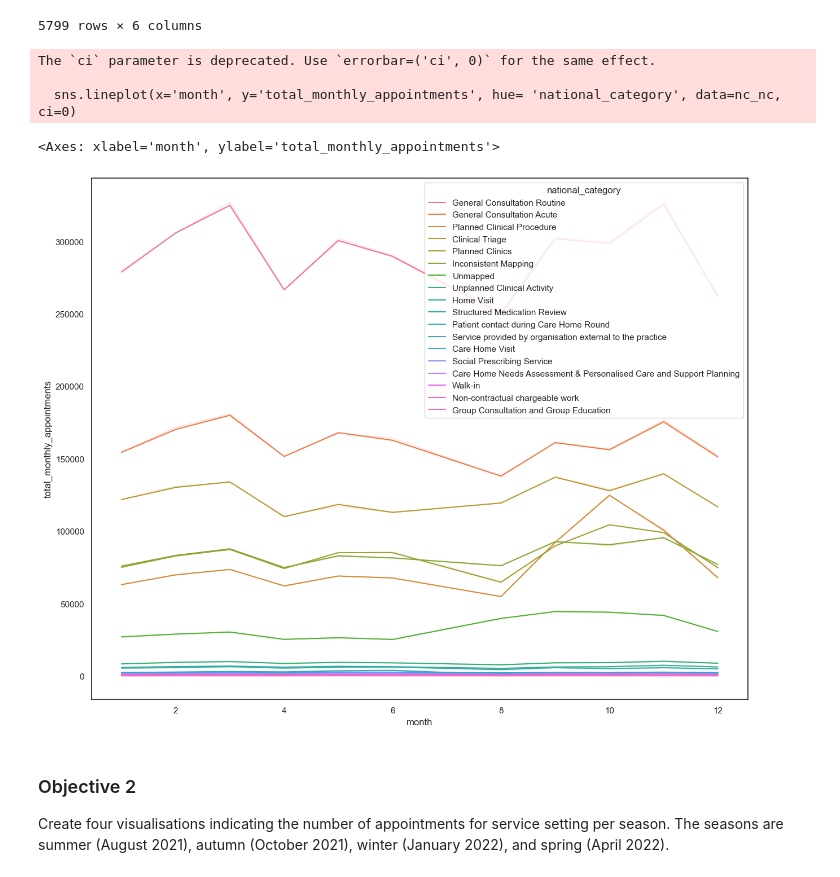
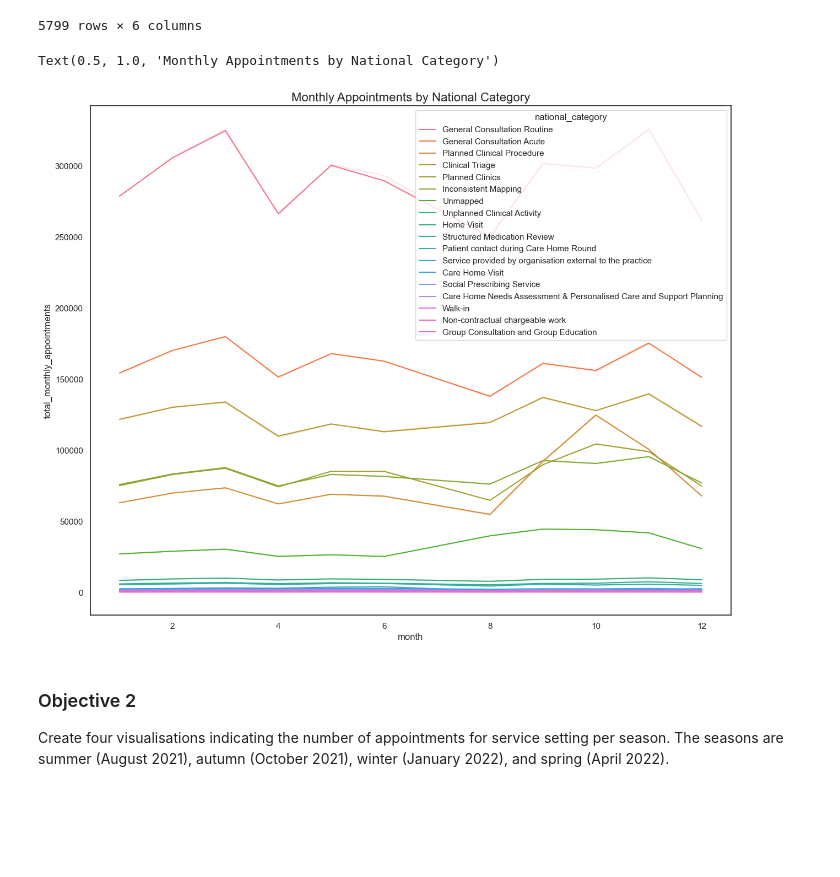
Before and after one commit to crialorob/Alonso_Robles_Cristina_DA201_Assignment, a Jupyter notebook: Alonso_Robles_Cristina_DA201_Assignment_Notebook.ipynb, the cells around one changed output. Saved outputs shown, nothing was run; the diff lists cells and outputs as text; code cells hidden in the pictures; blank space fills up the shorter version.

```diff
--- a/Alonso_Robles_Cristina_DA201_Assignment_Notebook.ipynb
+++ b/Alonso_Robles_Cristina_DA201_Assignment_Notebook.ipynb
@@ -1659,14 +1412,12 @@ nc_nc
 # %%
 # Plot the appointments over the available date range, and review the national categories for months.
 # Create a lineplot.
 total_monthly_appointments_nc = nc_nc['total_monthly_appointments']
-sns.lineplot(x='month', y='total_monthly_appointments', hue= 'national_category', data=nc_nc, ci=0)
+sns.lineplot(x='month', y='total_monthly_appointments', hue= 'national_category',
+             data=nc_nc, ci=0).set_title("Monthly Appointments by National Category", fontsize=16)
 # %% [output]
-The `ci` parameter is deprecated. Use `errorbar=('ci', 0)` for the same effect.
-
-  sns.lineplot(x='month', y='total_monthly_appointments', hue= 'national_category', data=nc_nc, ci=0)
+Text(0.5, 1.0, 'Monthly Appointments by National Category')
-<Axes: xlabel='month', ylabel='total_monthly_appointments'>
-[figure, old version]
+[figure, new version]
 # %% [markdown]
 ### Objective 2
 Create four visualisations indicating the number of appointments for service setting per season. The seasons are summer (August 2021), autumn (October 2021), winter (January 2022), and spring (April 2022).
```
Also changed, not shown: parts of 164 cells of this notebook, 1 other file.
